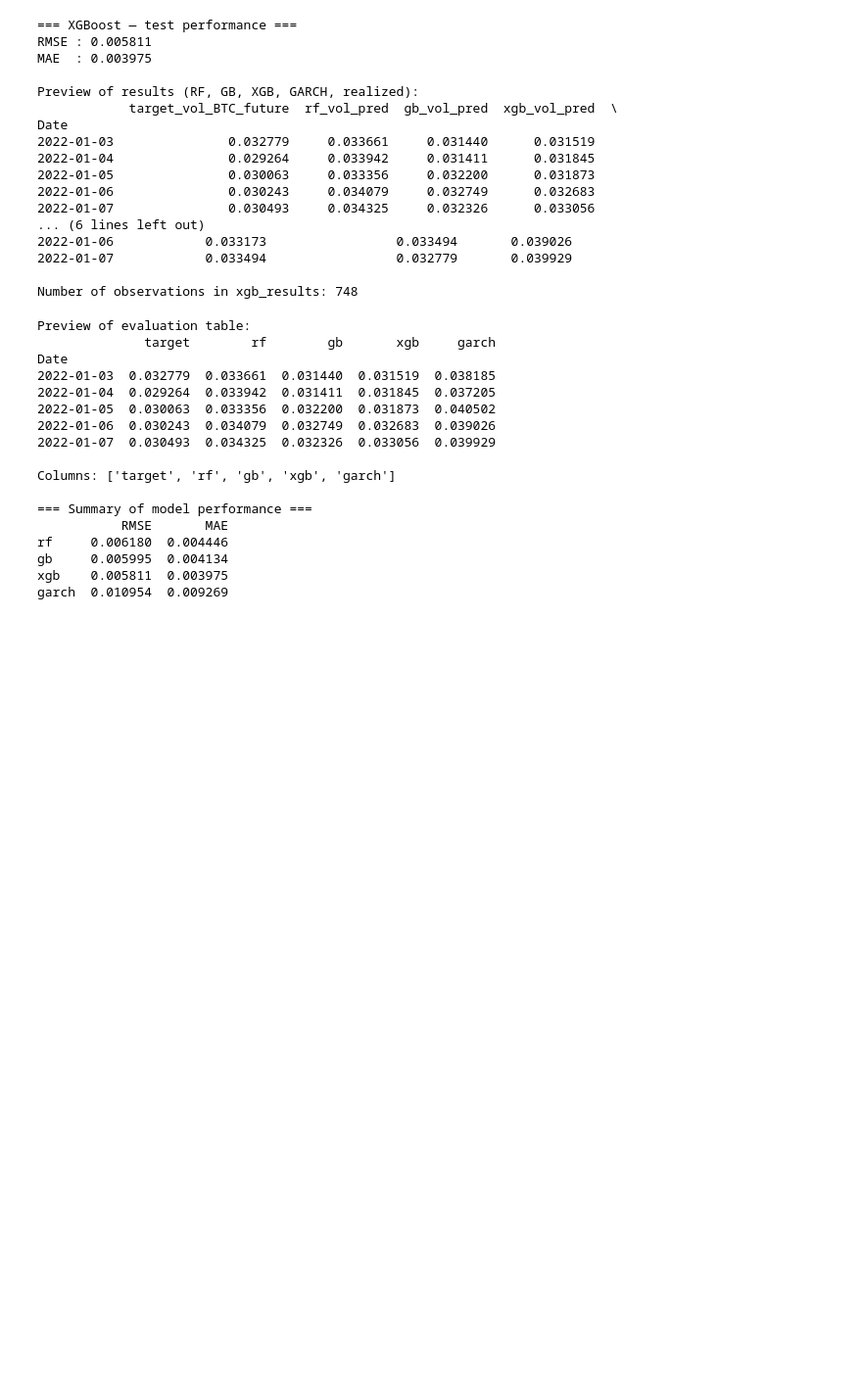
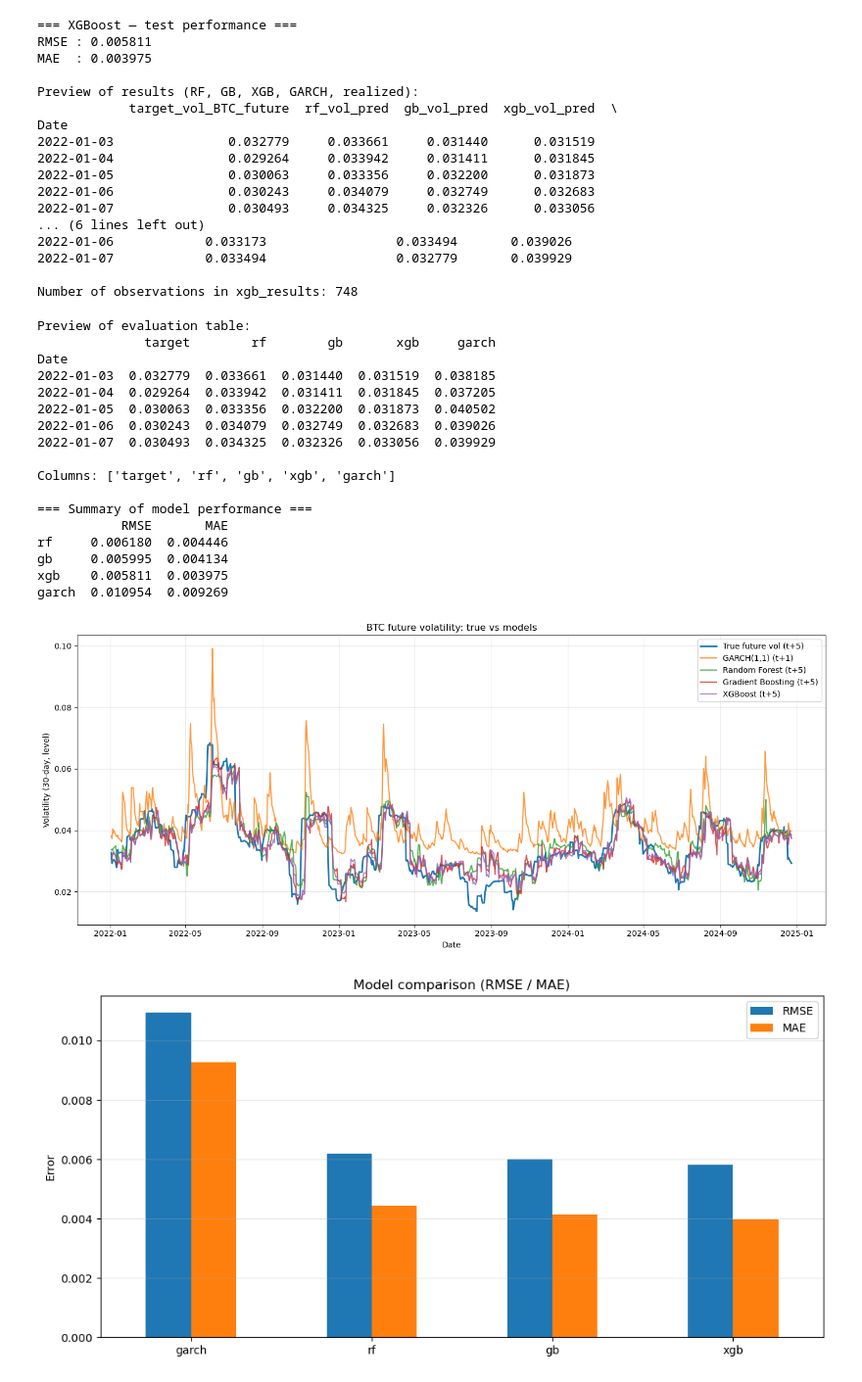
Before and after one commit to DylanZermatten/ADA, a Jupyter notebook: ADA.ipynb, the cells around one changed output. Shown at 98% size. Saved outputs shown, nothing was run; the diff lists cells and outputs as text; code cells hidden in the pictures; blank space fills up the shorter version.

Commit message:
Add chart

```diff
--- a/ADA.ipynb
+++ b/ADA.ipynb
@@ -657,3 +657,57 @@ rf     0.006180  0.004446
 gb     0.005995  0.004134
 xgb    0.005811  0.003975
 garch  0.010954  0.009269
+# %%
+# Visualisation: time series + error comparison
+
+import matplotlib.pyplot as plt
+
+# Time series: true future vol vs models
+
+plt.figure(figsize=(14, 6))
+
+# True target (t+5)
+plt.plot(
+    all_results.index,
+    all_results["target"],
+    label="True future vol (t+5)",
+    linewidth=2
+)
+
+# Other models (only if present in the table)
+model_labels = {
+    "garch": "GARCH(1,1) (t+1)",
+    "rf":    "Random Forest (t+5)",
+    "gb":    "Gradient Boosting (t+5)",
+    "xgb":   "XGBoost (t+5)",
+}
+
+for col, lab in model_labels.items():
+    if col in all_results.columns:
+        plt.plot(all_results.index, all_results[col], label=lab, alpha=0.8)
+
+plt.title("BTC future volatility: true vs models")
+plt.xlabel("Date")
+plt.ylabel("Volatility (30-day, level)")
+plt.grid(True, alpha=0.3)
+plt.legend()
+plt.tight_layout()
+plt.show()
+
+
+# Bar chart: RMSE / MAE per model
+
+# Ensure correct order of rows (if they exist)
+row_order = [m for m in ["garch", "rf", "gb", "xgb"] if m in summary_table.index]
+summary_for_plot = summary_table.loc[row_order]
+
+ax = summary_for_plot.plot(kind="bar", figsize=(10, 5))
+ax.set_title("Model comparison (RMSE / MAE)")
+ax.set_ylabel("Error")
+ax.grid(axis="y", alpha=0.3)
+plt.xticks(rotation=0)
+plt.tight_layout()
+plt.show()
+# %% [output]
+[figure, added]
+[figure, added]
```
Also changed, not shown: parts of 4 cells of this notebook.
